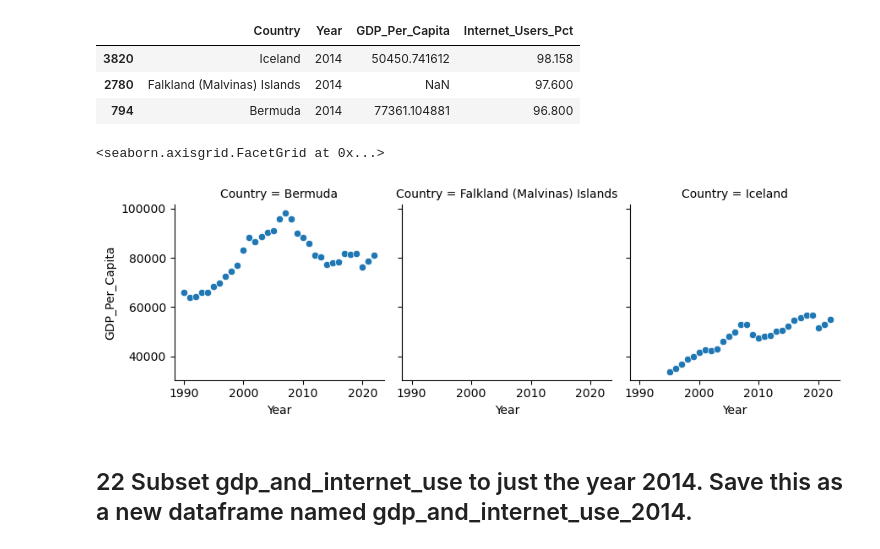
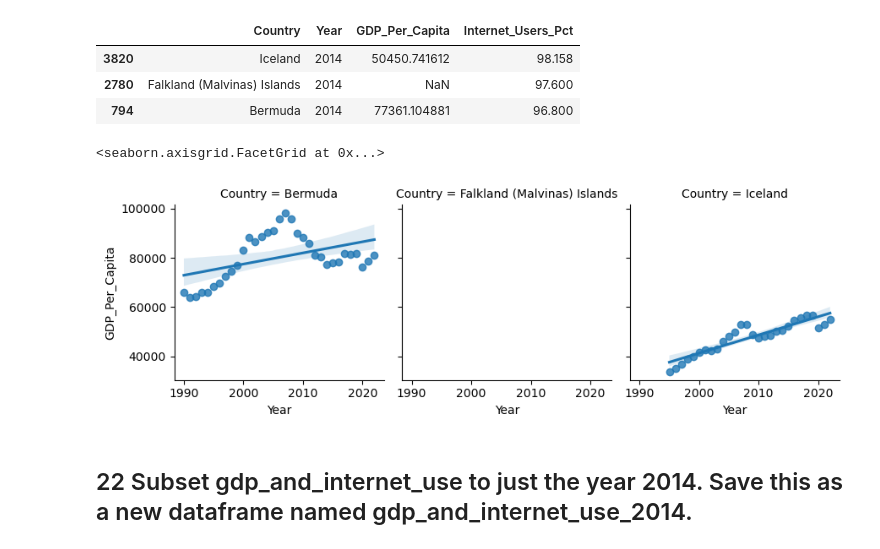
Before and after one commit to NSS-Data-Analytics-Cohort-13/un-exploration-Jswine08, a Jupyter notebook: notebooks/Untitled.ipynb, the cells around one changed output. Cells and saved outputs as stored; diff of their text form; code cells hidden in the pictures.

```diff
--- a/notebooks/Untitled.ipynb
+++ b/notebooks/Untitled.ipynb
@@ -495,10 +510,10 @@ largest_pct_2014
 | 2780 | Falkland (Malvinas) Islands | 2014 | NaN | 97.600 |
 | 794 | Bermuda | 2014 | 77361.104881 | 96.800 |
 # %%
-sns.FacetGrid(gdp_and_internet_use[gdp_and_internet_use["Country"].isin(largest_pct_2014['Country'])], col='Country').map(sns.scatterplot, 'Year', 'GDP_Per_Capita')
+sns.FacetGrid(gdp_and_internet_use[gdp_and_internet_use["Country"].isin(largest_pct_2014['Country'])], col='Country').map(sns.regplot, 'Year', 'GDP_Per_Capita')
 # %% [output]
 <seaborn.axisgrid.FacetGrid at 0x...>
-[figure, old version]
+[figure, new version]
 # %% [markdown]
 ## 22 Subset gdp_and_internet_use to just the year 2014. Save this as a new dataframe named gdp_and_internet_use_2014.
 # %%
```
Also changed, not shown: parts of 11 cells of this notebook.
